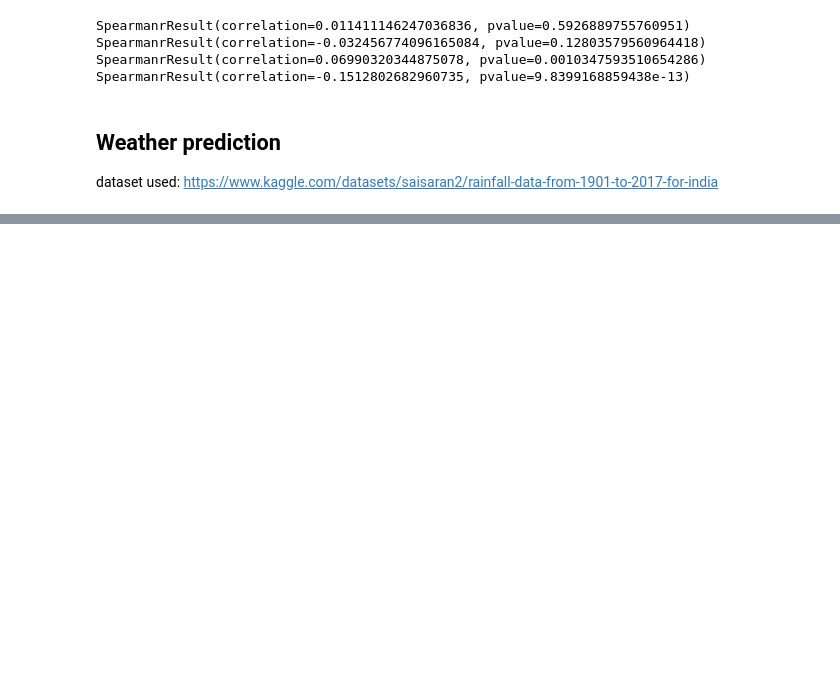
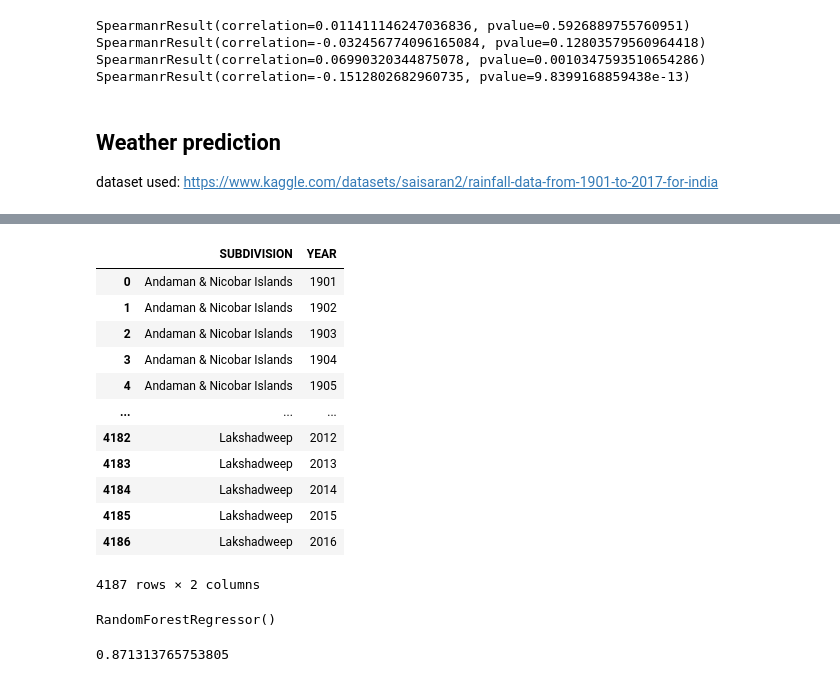
Before and after one commit to aathanush/TRINIT_Dream-Epic_ML03, a Jupyter notebook: Crop Prediction.ipynb, the cells around one changed output, grey strips where cells are left out. Saved outputs shown, nothing was run; the diff lists cells and outputs as text; code cells hidden in the pictures; blank space fills up the shorter version.

```diff
--- a/Crop Prediction.ipynb
+++ b/Crop Prediction.ipynb
@@ -171,0 +185,17 @@ dataset used: https://www.kaggle.com/datasets/saisaran2/rainfall-data-from-1901-
+# %%
+X=df3.iloc[:,:2]
+X
+# %% [output]
+|  | SUBDIVISION | YEAR |
+| 0 | Andaman & Nicobar Islands | 1901 |
+| 1 | Andaman & Nicobar Islands | 1902 |
+| 2 | Andaman & Nicobar Islands | 1903 |
+| 3 | Andaman & Nicobar Islands | 1904 |
+| 4 | Andaman & Nicobar Islands | 1905 |
+| ... | ... | ... |
+| 4182 | Lakshadweep | 2012 |
+| 4183 | Lakshadweep | 2013 |
+| 4184 | Lakshadweep | 2014 |
+| 4185 | Lakshadweep | 2015 |
+| 4186 | Lakshadweep | 2016 |
+4187 rows × 2 columns
@@ -171,0 +207,6 @@ dataset used: https://www.kaggle.com/datasets/saisaran2/rainfall-data-from-1901-
+# %%
+X_train,X_test,y_train,y_test=train_test_split(X,y,test_size=0.2,random_state=42)
+rfr=RandomForestRegressor()
+rfr.fit(X_train,y_train)
+# %% [output]
+RandomForestRegressor()
@@ -171,0 +215,6 @@ dataset used: https://www.kaggle.com/datasets/saisaran2/rainfall-data-from-1901-
+# %%
+from sklearn.metrics import r2_score
+
+r2_score(y_test,y_pred)
+# %% [output]
+0.871313765753805
```
Also changed, not shown: parts of 9 cells of this notebook, 1 other file.
